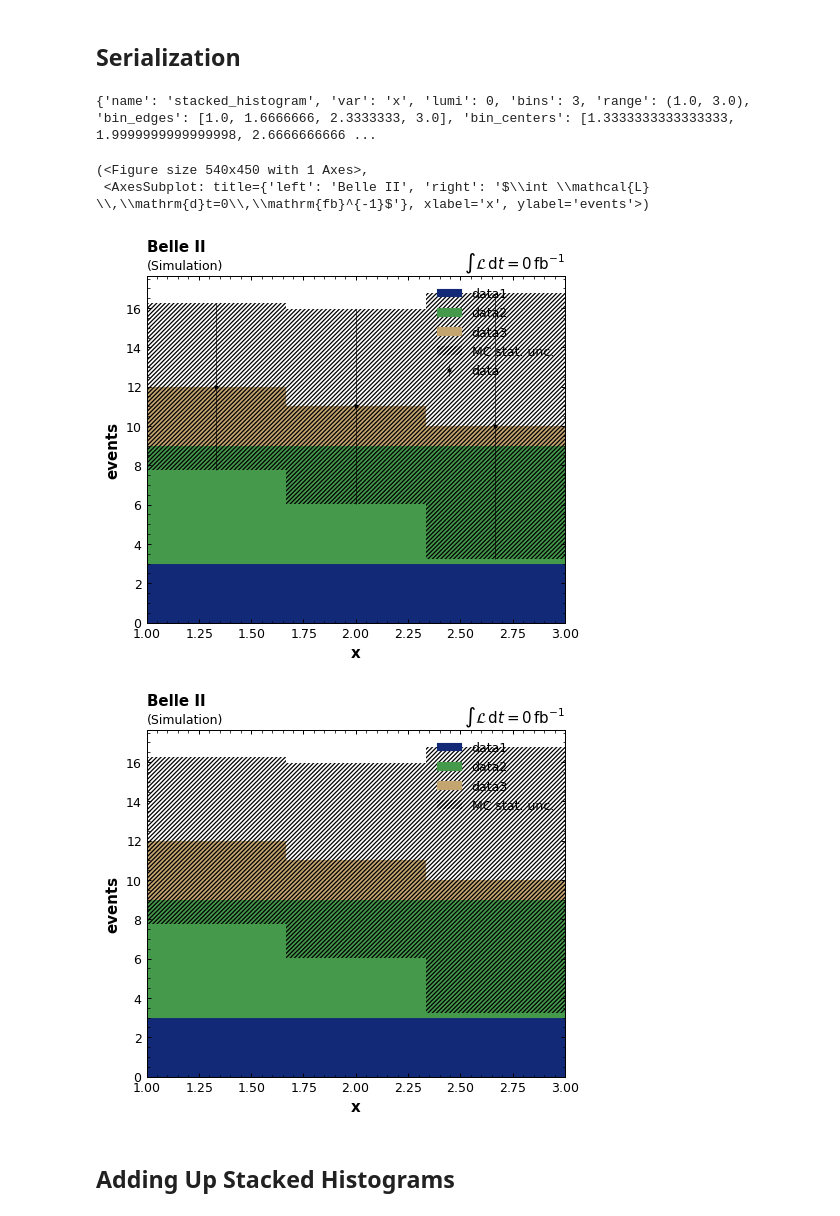
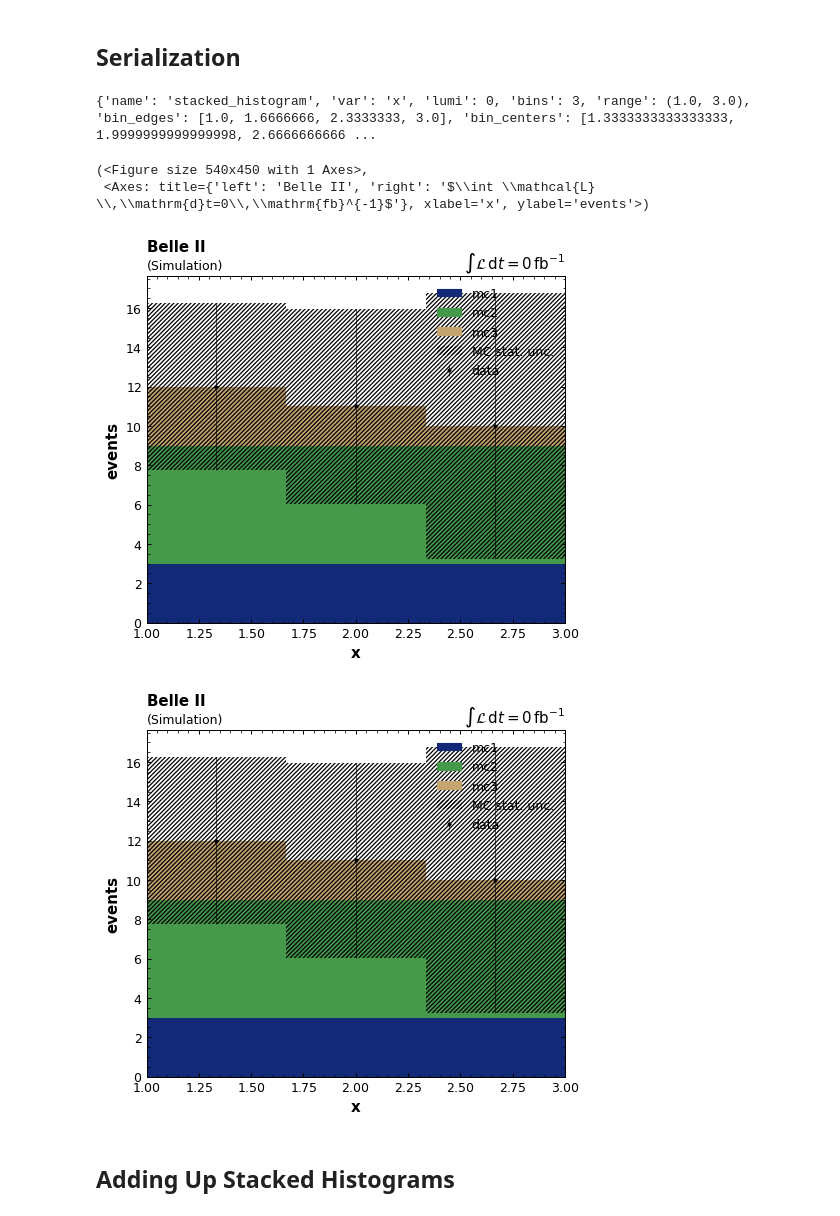
Before and after one commit to anselm-baur/b2analysis, a Jupyter notebook: examples/stacked_histogram.ipynb, the cells around one changed output. Saved outputs shown, nothing was run; the diff lists cells and outputs as text; code cells hidden in the pictures.

```diff
--- a/examples/stacked_histogram.ipynb
+++ b/examples/stacked_histogram.ipynb
@@ -7,15 +7,15 @@ import matplotlib.pyplot as plt
 
 def get_test_stacked_hist():
     stacked_hist = StackedHistogram(0, "x")
-    stacked_hist.add_histogram(Histogram("data1", np.array([1,1,1,2,2,3]), 0, var="x", overflow_bin=True, bins=3, weights=np.array([1,1,1,3/2,3/2,3])))
-    stacked_hist.add_histogram(Histogram("data2", np.array([1,1,1,2,2,3]), 0, var="x", lumi_scale=2, overflow_bin=True, bins=3, weights=np.array([1,1,1,3/2,3/2,3])))
-    stacked_hist.add_histogram(Histogram("data3", np.array([1,1,1,2,2,3]), 0, var="x", overflow_bin=True, bins=3))
+    stacked_hist.add_histogram(Histogram("mc1", np.array([1,1,1,2,2,3]), 0, var="x", overflow_bin=True, bins=3, weights=np.array([1,1,1,3/2,3/2,3])))
+    stacked_hist.add_histogram(Histogram("mc2", np.array([1,1,1,2,2,3]), 0, var="x", lumi_scale=2, overflow_bin=True, bins=3, weights=np.array([1,1,1,3/2,3/2,3])))
+    stacked_hist.add_histogram(Histogram("mc3", np.array([1,1,1,2,2,3]), 0, var="x", overflow_bin=True, bins=3))
     return stacked_hist
 
 def get_test_stacked_overflow_bin_hist():
     stacked_hist = StackedHistogram(0, "x")
-    stacked_hist.add_histogram(Histogram("data1", np.array([0,0,0,1,1,1,2,2,3,4,4,5]), 0, var="x", overflow_bin=True, bins=3, weights=np.array([1,1,1,1,1,1,3/2,3/2,3,1,1,1]), range=(1,3)))
-    stacked_hist.add_histogram(Histogram("data2", np.array([0,0, 1,1,1,2,2,3,4,4,4]), 0, var="x", lumi_scale=2, overflow_bin=True, bins=3, weights=np.array([1,1,1,1,1,3/2,3/2,3,1,1,1]), range=(1,3)))
-    stacked_hist.add_histogram(Histogram("data3", np.array([1,1,1,2,2,3]), 0, var="x", overflow_bin=True, bins=3, range=(1,3)))
+    stacked_hist.add_histogram(Histogram("mc1", np.array([0,0,0,1,1,1,2,2,3,4,4,5]), 0, var="x", overflow_bin=True, bins=3, weights=np.array([1,1,1,1,1,1,3/2,3/2,3,1,1,1]), range=(1,3)))
+    stacked_hist.add_histogram(Histogram("mc2", np.array([0,0, 1,1,1,2,2,3,4,4,4]), 0, var="x", lumi_scale=2, overflow_bin=True, bins=3, weights=np.array([1,1,1,1,1,3/2,3/2,3,1,1,1]), range=(1,3)))
+    stacked_hist.add_histogram(Histogram("mc3", np.array([1,1,1,2,2,3]), 0, var="x", overflow_bin=True, bins=3, range=(1,3)))
     return stacked_hist
 # %% [output]
@@ -119,21 +118,21 @@ stacked_hist.plot()
 # %% [markdown]
 ## Serialization
 # %%
-stacked_hsit = get_test_stacked_hist()
+stacked_hist = get_test_stacked_hist()
 stacked_hist.add_data_histogram(stacked_hist.get_hist())
 stacked_hist.plot()
 
 ser_hist = stacked_hist.serialize()
 print(ser_hist)
 
 stacked_hist_from_ser = StackedHistogram.from_serial(ser_hist)
 stacked_hist_from_ser.plot()
 # %% [output]
 {'name': 'stacked_histogram', 'var': 'x', 'lumi': 0, 'bins': 3, 'range': (1.0, 3.0), 'bin_edges': [1.0, 1.6666666, 2.3333333, 3.0], 'bin_centers': [1.3333333333333333, 1.9999999999999998, 2.6666666666 ...
 (<Figure size 540x450 with 1 Axes>,
- <AxesSubplot: title={'left': 'Belle II', 'right': '$\\int \\mathcal{L} \\,\\mathrm{d}t=0\\,\\mathrm{fb}^{-1}$'}, xlabel='x', ylabel='events'>)
+ <Axes: title={'left': 'Belle II', 'right': '$\\int \\mathcal{L} \\,\\mathrm{d}t=0\\,\\mathrm{fb}^{-1}$'}, xlabel='x', ylabel='events'>)
 [figure]
-[figure, old version]
+[figure, new version]
 # %% [markdown]
 ## Adding Up Stacked Histograms
 # %%
```
Also changed, not shown: parts of 1 cell of this notebook.
